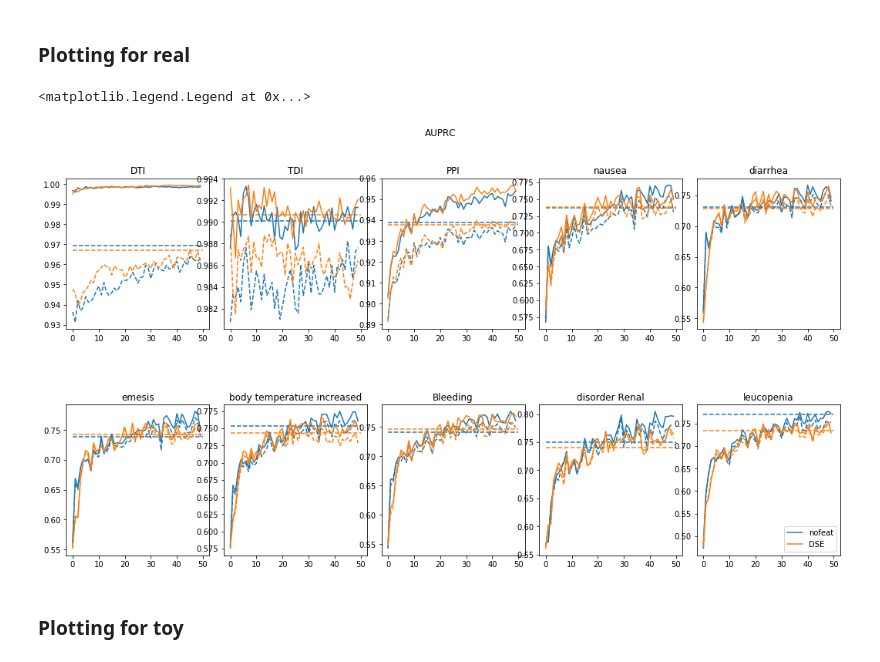
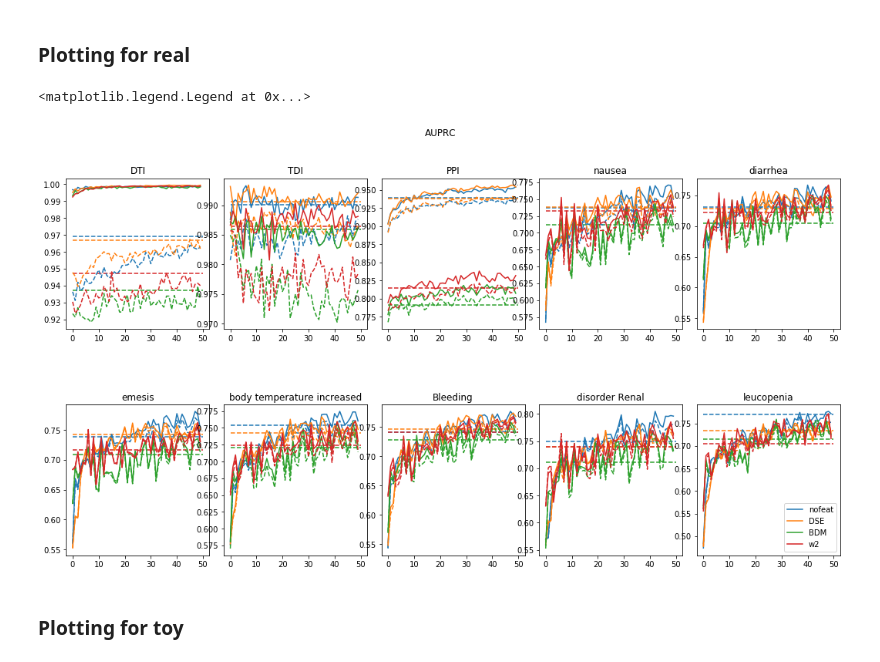
Before and after one commit to diitaz93/Master-Thesis, a Jupyter notebook: training_results.ipynb, the cells around one changed output. Drawn from its saved outputs; the diff is of its cells as text; code cells hidden in the pictures.

```diff
--- a/training_results.ipynb
+++ b/training_results.ipynb
@@ -330,21 +330,21 @@ for i, j in names:
 # %%
 m = 1
 fig, axs = plt.subplots(2,5, figsize=(18, 9), squeeze=True, facecolor='w', edgecolor='k')
 fig.suptitle(metrics[m])
 fig.subplots_adjust(hspace = .5, wspace=.1)
 axs = axs.ravel()
 for e in range(10):
     i,j,k = idx2edge_type[e]
-    for s in [0,1]:
+    for s in [0,1,2,3]:
         color=next(axs[e]._get_lines.prop_cycler)['color']
         axs[e].plot(train_real[:,e,m,s],color=color,label=sims[s])
         axs[e].plot(val_real[:,e,m,s],'--',color=color)
         axs[e].hlines(test_real[e,m,s],0,50, colors=color, linestyles='dashed')
         axs[e].set_title(names[i,j][k])
 legend(loc='lower right')
 # %% [output]
 <matplotlib.legend.Legend at 0x...>
-[figure, old version]
+[figure, new version]
 # %% [markdown]
 ### Plotting for toy
 # %%
```
Also changed, not shown: 2 other files.
